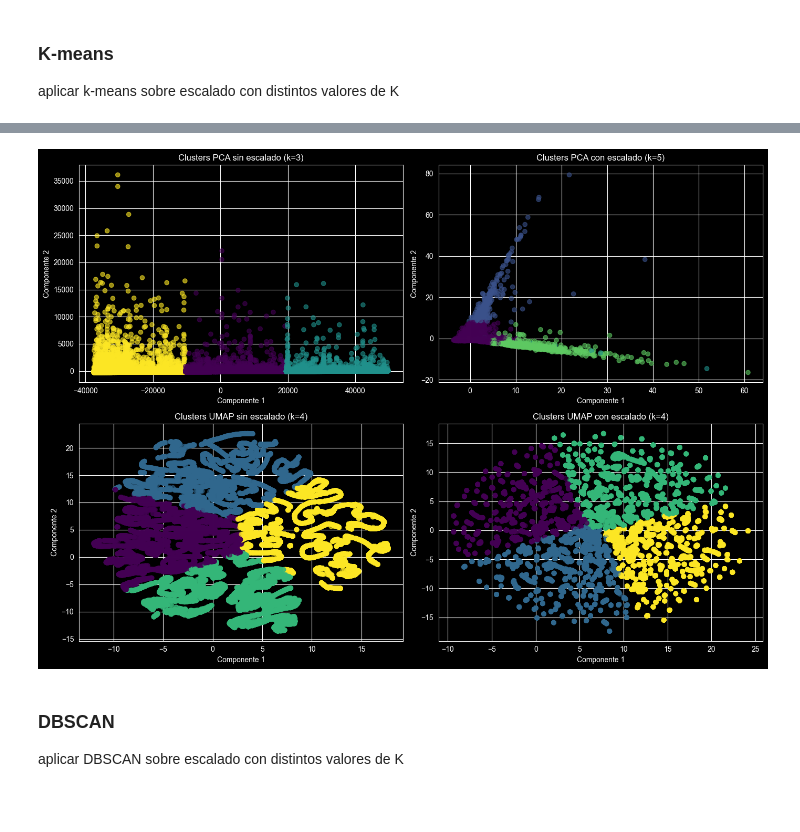
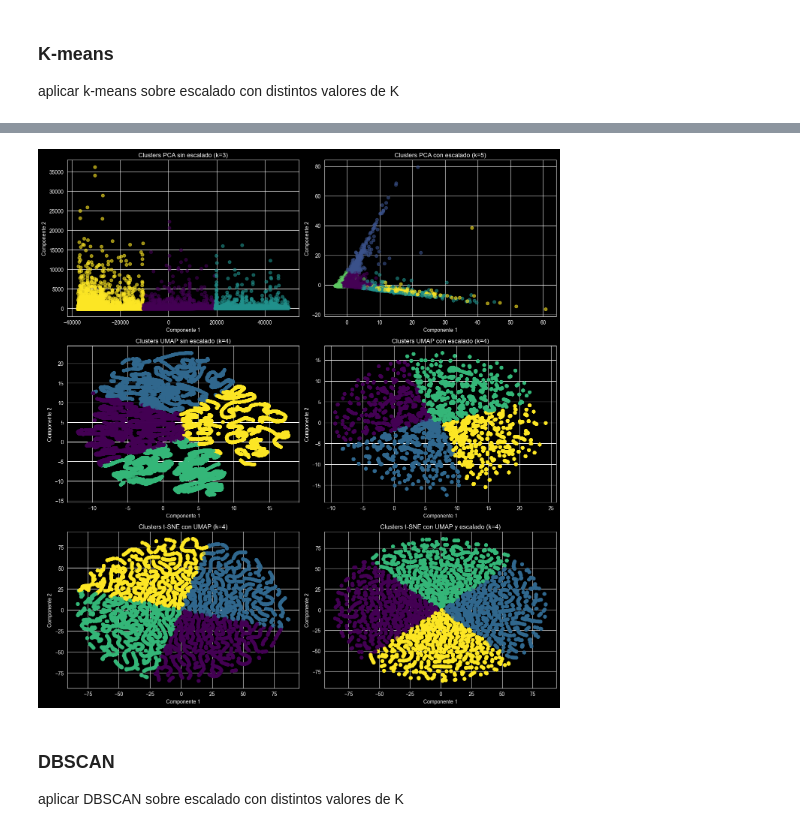
Before and after one commit to SebaSalasLvd/proyecto-mineria, a Jupyter notebook: hito-2/pregunta_4.ipynb, the cells around one changed output, grey strips where cells are left out. Saved outputs shown, nothing was run; the diff lists cells and outputs as text; code cells hidden in the pictures; blank space fills up the shorter version.

Commit message:
feat: add T-SNE to clustering

```diff
--- a/hito-2/pregunta_4.ipynb
+++ b/hito-2/pregunta_4.ipynb
@@ -238,6 +238,13 @@ X_umap_scaled = umap_scaled.fit_transform(X_scaled)
 # UMAP para datos no escalados
 umap_unscaled = umap.UMAP(n_components=2, n_neighbors=15, min_dist=0.1, random_state=42)
 X_umap = umap_unscaled.fit_transform(X)
+# %%
+from sklearn.manifold import TSNE
+
+# t-SNE
+tsne_model = TSNE(n_components=2, random_state=42, perplexity=30, learning_rate=200)
+X_tsne = tsne_model.fit_transform(X_umap)
+X_tsne_scaled = tsne_model.fit_transform(X_umap_scaled)
 # %% [markdown]
 ### K-means
 
@@ -275,24 +286,28 @@ plt.show()
 # %%
 def plot_clusters(X_data, title, ax, k):
     kmeans = KMeans(n_clusters=k, random_state=0)
     labels = kmeans.fit_predict(X_data)
     ax.scatter(X_data[:, 0], X_data[:, 1], c=labels, cmap='viridis', alpha=0.6)
     ax.set_title(title)
     ax.set_xlabel('Componente 1')
     ax.set_ylabel('Componente 2')
     ax.grid(True)
 
-fig, axes = plt.subplots(2, 2, figsize=(14, 10))
+fig, axes = plt.subplots(3, 2, figsize=(14, 15))
 
 plot_clusters(X_pca, 'Clusters PCA sin escalado (k=3)', axes[0, 0], 3)
 plot_clusters(X_pca_scaled, 'Clusters PCA con escalado (k=5)', axes[0, 1], 5)
+
 plot_clusters(X_umap, 'Clusters UMAP sin escalado (k=4)', axes[1, 0], 4)
 plot_clusters(X_umap_scaled, 'Clusters UMAP con escalado (k=4)', axes[1, 1], 4)
 
+plot_clusters(X_tsne, 'Clusters t-SNE con UMAP (k=4)', axes[2, 0], 4)
+plot_clusters(X_tsne_scaled, 'Clusters t-SNE con UMAP y escalado (k=4)', axes[2, 1], 4)
+
 plt.tight_layout()
 plt.show()
 # %% [output]
-[figure, old version]
+[figure, new version]
 # %% [markdown]
 ### DBSCAN
 
```
Also changed, not shown: parts of 3 cells of this notebook.
